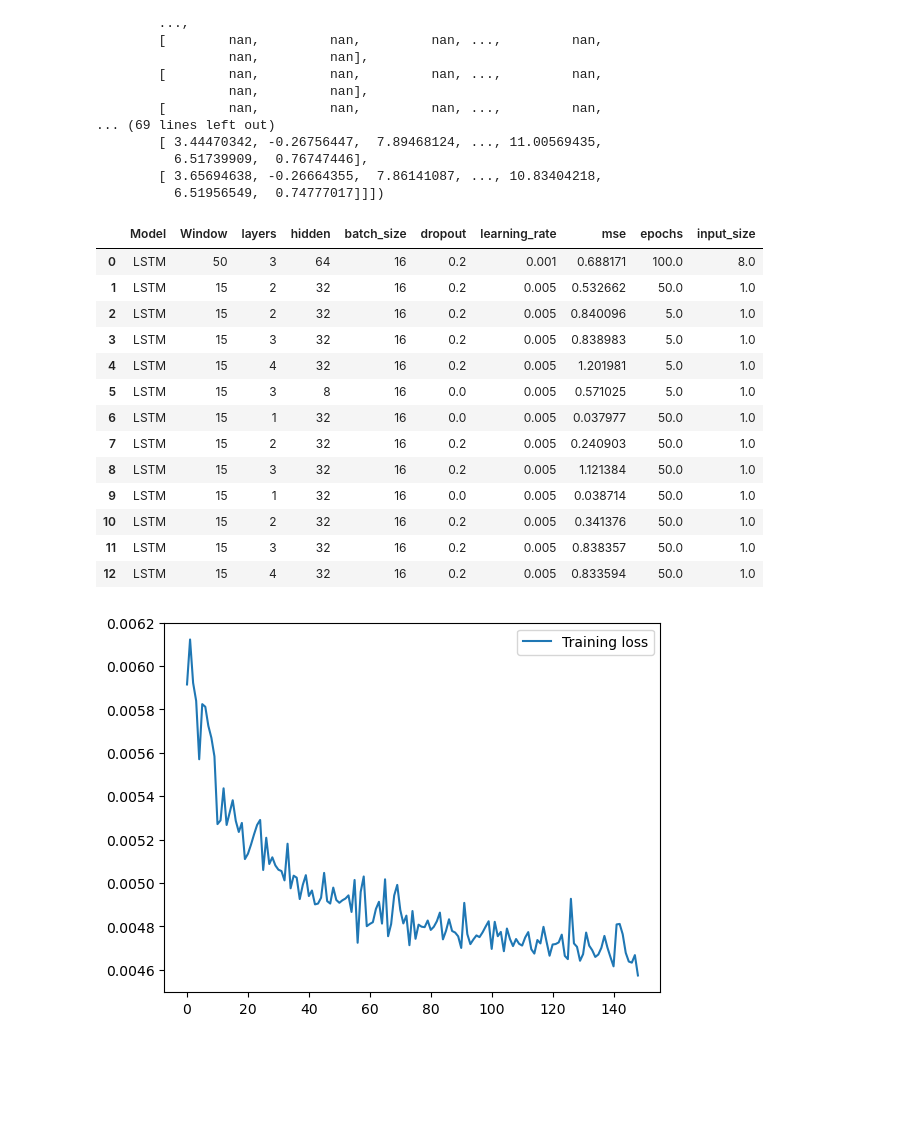
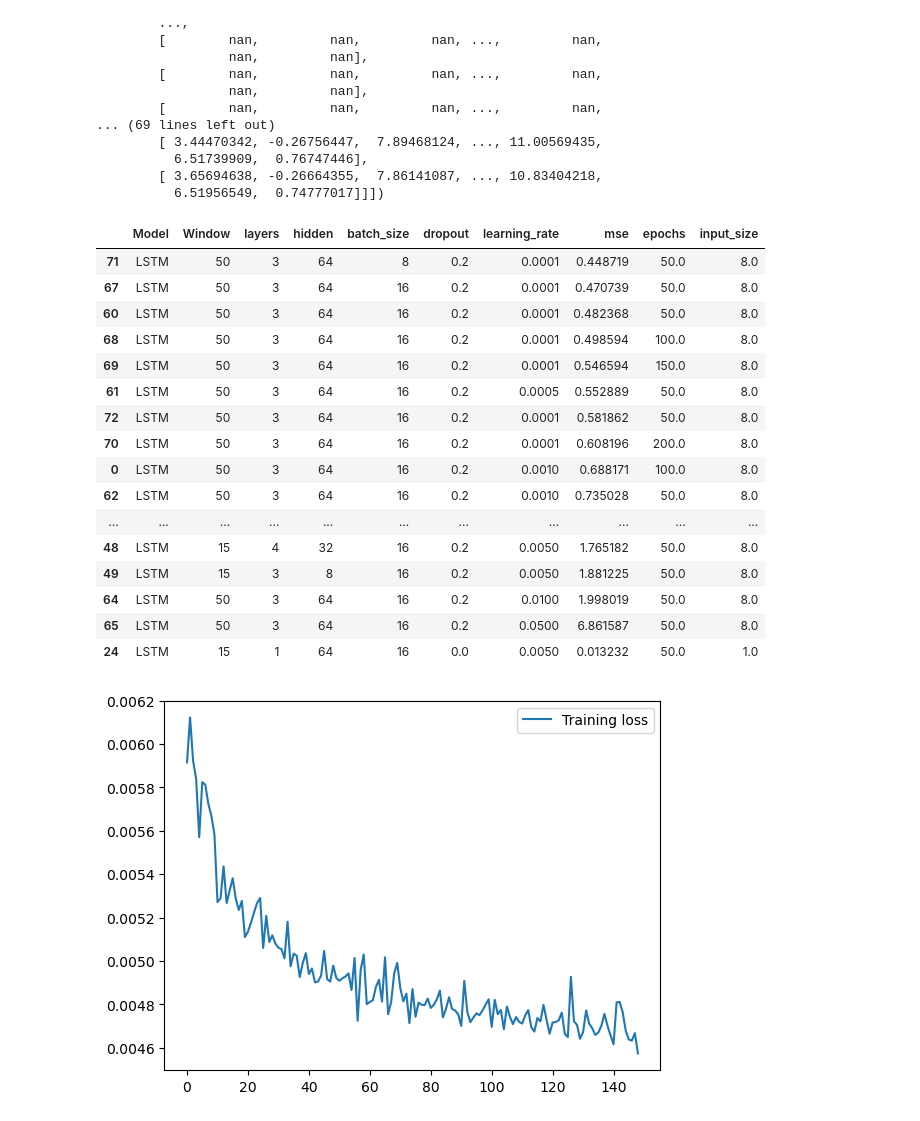
Before and after one commit to paulfav/ts_forecasting, a Jupyter notebook: LSTM.ipynb, the cells around one changed output. Saved outputs shown, nothing was run; the diff lists cells and outputs as text; code cells hidden in the pictures; blank space fills up the shorter version.

```diff
--- a/LSTM.ipynb
+++ b/LSTM.ipynb
@@ -245,23 +261,26 @@ array([[[-2.89970416, -0.36111035, -0.67415835, ..., -0.44697421,
         [ 3.65694638, -0.26664355,  7.86141087, ..., 10.83404218,
           6.51956549,  0.74777017]]])
 # %%
-a = pd.read_csv('results.csv')
+a = pd.read_csv('results.csv').sort_values(by=['input_size', 'mse'], ascending=[False, True]).head(30)
 a
 # %% [output]
 |  | Model | Window | layers | hidden | batch_size | dropout | learning_rate | mse | epochs | input_size |
-| 0 | LSTM | 50 | 3 | 64 | 16 | 0.2 | 0.001 | 0.688171 | 100.0 | 8.0 |
-| 1 | LSTM | 15 | 2 | 32 | 16 | 0.2 | 0.005 | 0.532662 | 50.0 | 1.0 |
-| 2 | LSTM | 15 | 2 | 32 | 16 | 0.2 | 0.005 | 0.840096 | 5.0 | 1.0 |
-| 3 | LSTM | 15 | 3 | 32 | 16 | 0.2 | 0.005 | 0.838983 | 5.0 | 1.0 |
-| 4 | LSTM | 15 | 4 | 32 | 16 | 0.2 | 0.005 | 1.201981 | 5.0 | 1.0 |
-| 5 | LSTM | 15 | 3 | 8 | 16 | 0.0 | 0.005 | 0.571025 | 5.0 | 1.0 |
-| 6 | LSTM | 15 | 1 | 32 | 16 | 0.0 | 0.005 | 0.037977 | 50.0 | 1.0 |
-| 7 | LSTM | 15 | 2 | 32 | 16 | 0.2 | 0.005 | 0.240903 | 50.0 | 1.0 |
-| 8 | LSTM | 15 | 3 | 32 | 16 | 0.2 | 0.005 | 1.121384 | 50.0 | 1.0 |
-| 9 | LSTM | 15 | 1 | 32 | 16 | 0.0 | 0.005 | 0.038714 | 50.0 | 1.0 |
-| 10 | LSTM | 15 | 2 | 32 | 16 | 0.2 | 0.005 | 0.341376 | 50.0 | 1.0 |
-| 11 | LSTM | 15 | 3 | 32 | 16 | 0.2 | 0.005 | 0.838357 | 50.0 | 1.0 |
-| 12 | LSTM | 15 | 4 | 32 | 16 | 0.2 | 0.005 | 0.833594 | 50.0 | 1.0 |
+| 71 | LSTM | 50 | 3 | 64 | 8 | 0.2 | 0.0001 | 0.448719 | 50.0 | 8.0 |
+| 67 | LSTM | 50 | 3 | 64 | 16 | 0.2 | 0.0001 | 0.470739 | 50.0 | 8.0 |
+| 60 | LSTM | 50 | 3 | 64 | 16 | 0.2 | 0.0001 | 0.482368 | 50.0 | 8.0 |
+| 68 | LSTM | 50 | 3 | 64 | 16 | 0.2 | 0.0001 | 0.498594 | 100.0 | 8.0 |
+| 69 | LSTM | 50 | 3 | 64 | 16 | 0.2 | 0.0001 | 0.546594 | 150.0 | 8.0 |
+| 61 | LSTM | 50 | 3 | 64 | 16 | 0.2 | 0.0005 | 0.552889 | 50.0 | 8.0 |
+| 72 | LSTM | 50 | 3 | 64 | 16 | 0.2 | 0.0001 | 0.581862 | 50.0 | 8.0 |
+| 70 | LSTM | 50 | 3 | 64 | 16 | 0.2 | 0.0001 | 0.608196 | 200.0 | 8.0 |
+| 0 | LSTM | 50 | 3 | 64 | 16 | 0.2 | 0.0010 | 0.688171 | 100.0 | 8.0 |
+| 62 | LSTM | 50 | 3 | 64 | 16 | 0.2 | 0.0010 | 0.735028 | 50.0 | 8.0 |
+| ... | ... | ... | ... | ... | ... | ... | ... | ... | ... | ... |
+| 48 | LSTM | 15 | 4 | 32 | 16 | 0.2 | 0.0050 | 1.765182 | 50.0 | 8.0 |
+| 49 | LSTM | 15 | 3 | 8 | 16 | 0.2 | 0.0050 | 1.881225 | 50.0 | 8.0 |
+| 64 | LSTM | 50 | 3 | 64 | 16 | 0.2 | 0.0100 | 1.998019 | 50.0 | 8.0 |
+| 65 | LSTM | 50 | 3 | 64 | 16 | 0.2 | 0.0500 | 6.861587 | 50.0 | 8.0 |
+| 24 | LSTM | 15 | 1 | 64 | 16 | 0.0 | 0.0050 | 0.013232 | 50.0 | 1.0 |
 # %%
 # try a model
 bc = 16
```
Also changed, not shown: parts of 2 cells of this notebook, 6 other files.
